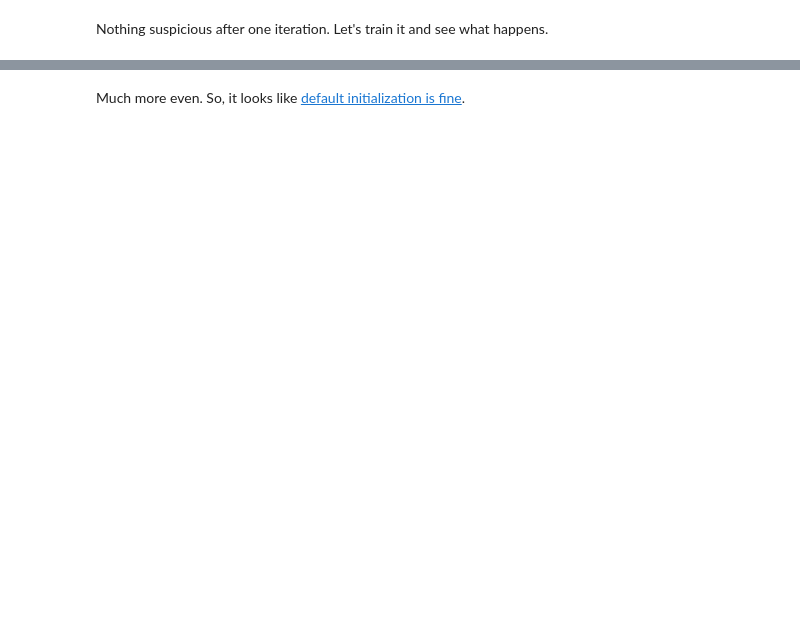
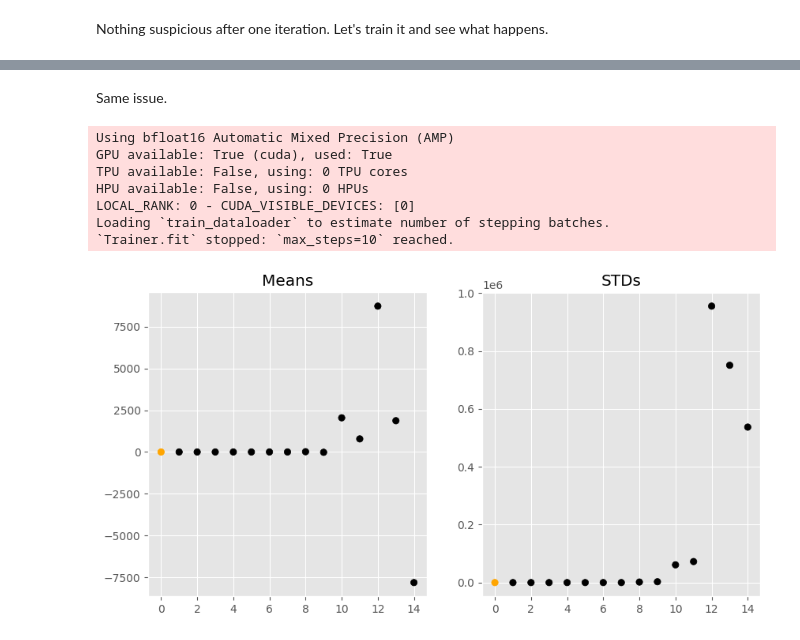
Before and after one commit to jeremyadamsfisher/slow_diffusion, a Jupyter notebook: nbs/06_initialization.ipynb, the cells around one changed output, grey strips where cells are left out. Saved outputs shown, nothing was run; the diff lists cells and outputs as text; code cells hidden in the pictures; blank space fills up the shorter version.

```diff
--- a/nbs/06_initialization.ipynb
+++ b/nbs/06_initialization.ipynb
@@ -24,5 +26,5 @@ plt.style.use("ggplot")
 # %%
-dm = FashionMNISTDataModule(bs=32)
+dm = FashionMNISTDataModule(bs=128)
 dm.setup()
 # %%
 ((x_t, t), ε) = next(iter(dm.train_dataloader()))
@@ -140,8 +142,14 @@ plot_per_resnet_stats(un)
 # %% [markdown]
 Nothing suspicious after one iteration. Let's train it and see what happens.
 # %%
-def plot_per_layer_stats_after_training(model):
-    trainer = L.Trainer(max_epochs=1, precision="bf16-mixed", max_steps=100)
+def plot_per_layer_stats_after_training(model, max_steps=3):
+    trainer = L.Trainer(
+        max_epochs=1,
+        precision="bf16-mixed",
+        max_steps=max_steps,
+        enable_progress_bar=False,
+        enable_model_summary=False,
+    )
     trainer.fit(model=model, datamodule=dm)
     with monitor_activations(model), torch.no_grad():
         model.step(((x_t, t), ε))
@@ -150,3 +158,4 @@ def plot_per_layer_stats_after_training(model):
         for conv in block.convs:
             resnets.append(conv)
     plot_per_layer_stats(resnets)
+    return model
@@ -183,2 +180,14 @@ plot_per_layer_stats_after_training(model)
-# %% [markdown]
-Much more even. So, it looks like [default initialization is fine](https://forums.fast.ai/t/lesson-24-official-topic/104358/12).
+# %% [markdown]
+Same issue.
+# %%
+model = get_tiny_unet_lightning(act=nn.SiLU)  # no initialization
+plot_per_layer_stats_after_training(model);
+# %% [output]
+Using bfloat16 Automatic Mixed Precision (AMP)
+GPU available: True (cuda), used: True
+TPU available: False, using: 0 TPU cores
+HPU available: False, using: 0 HPUs
+LOCAL_RANK: 0 - CUDA_VISIBLE_DEVICES: [0]
+Loading `train_dataloader` to estimate number of stepping batches.
+`Trainer.fit` stopped: `max_steps=10` reached.
+[figure, added]
```
Also changed, not shown: parts of 17 cells of this notebook, 2 other files.
